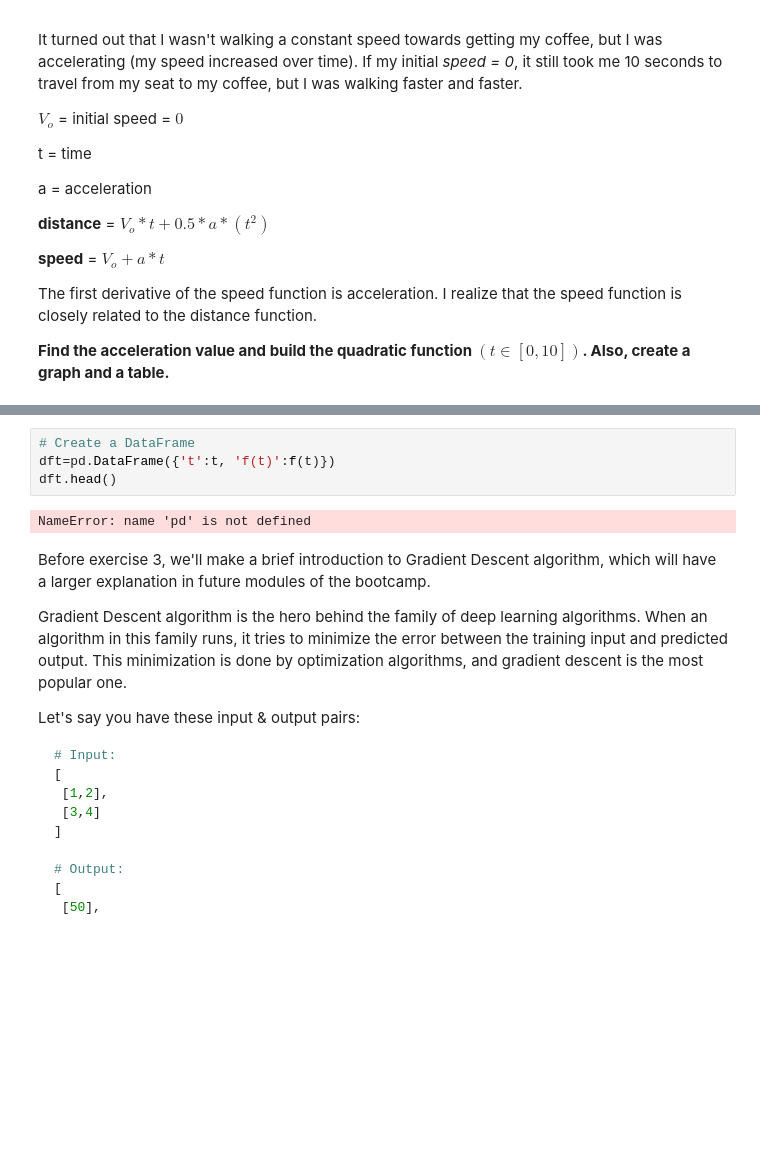
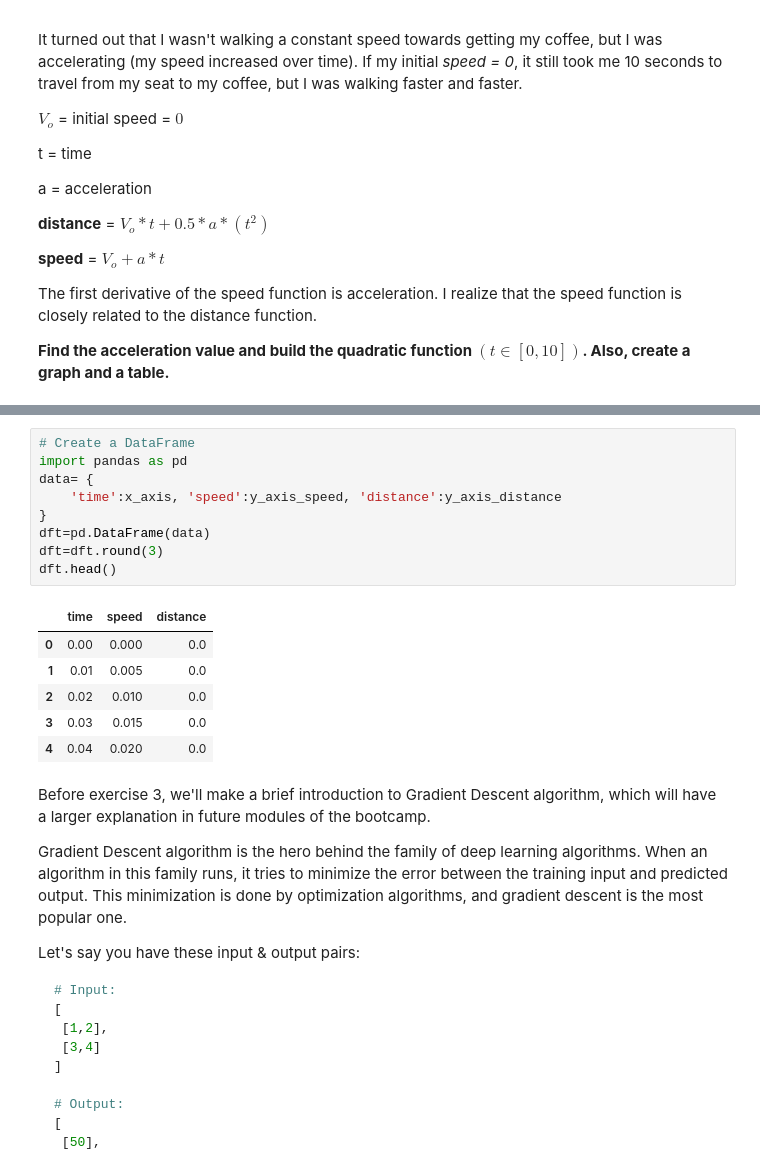
Before and after one commit to 4GeeksAcademy/BakuDShaggy-Calculus-Algebra, a Jupyter notebook: notebook/problems.ipynb, the cells around one changed output, grey strips where cells are left out. Cells and saved outputs as stored; diff of their text form; blank space fills up the shorter version.

```diff
--- a/notebook/problems.ipynb
+++ b/notebook/problems.ipynb
@@ -70,9 +91,19 @@ y_axis_speed=func_speed(x_axis)
 # %%
 # Create a DataFrame
-dft=pd.DataFrame({'t':t, 'f(t)':f(t)})
+import pandas as pd
+data= {
+    'time':x_axis, 'speed':y_axis_speed, 'distance':y_axis_distance
+}
+dft=pd.DataFrame(data)
+dft=dft.round(3)
 dft.head()
 # %% [output]
-NameError: name 'pd' is not defined
+|  | time | speed | distance |
+| 0 | 0.00 | 0.000 | 0.0 |
+| 1 | 0.01 | 0.005 | 0.0 |
+| 2 | 0.02 | 0.010 | 0.0 |
+| 3 | 0.03 | 0.015 | 0.0 |
+| 4 | 0.04 | 0.020 | 0.0 |
 # %% [markdown]
 Before exercise 3, we'll make a brief introduction to Gradient Descent algorithm, which will have a larger explanation in future modules of the bootcamp.
 
```
Also changed, not shown: parts of 2 cells of this notebook.
